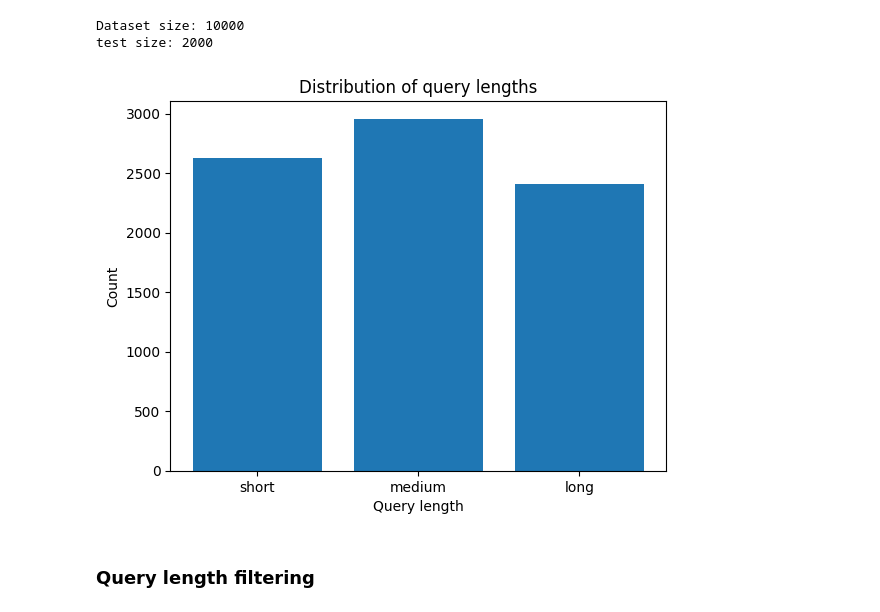
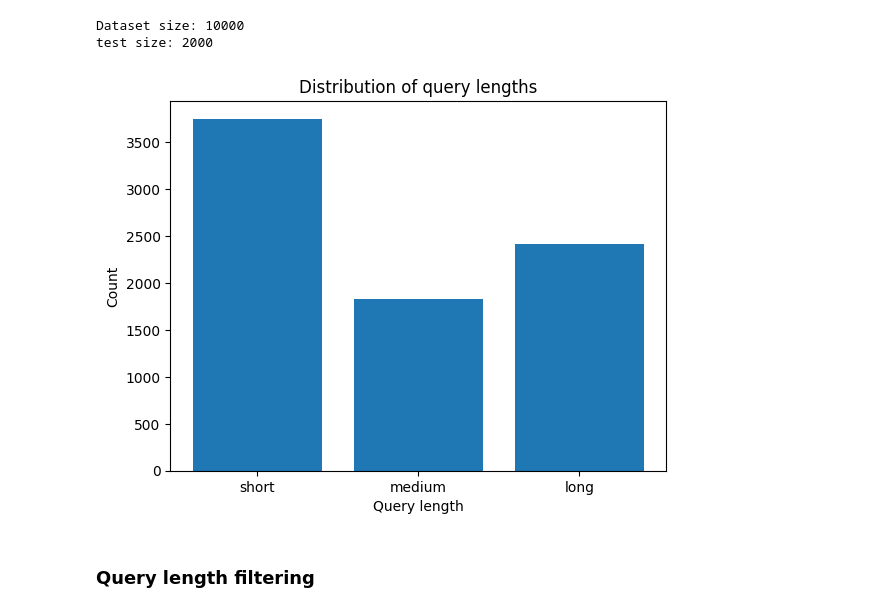
Before and after one commit to yulinchen03/IR-rankingmodels, a Jupyter notebook: IR-experiment.ipynb, the cells around one changed output. Saved outputs shown, nothing was run; the diff lists cells and outputs as text; code cells hidden in the pictures.

```diff
--- a/IR-experiment.ipynb
+++ b/IR-experiment.ipynb
@@ -108,7 +108,7 @@ query_lengths = [len(txt.split()) for txt in list(queries.values())]
 t1, t2 = calculate_percentiles(query_lengths)
 print(f't1: {t1}')
 print(f't2: {t2}')
-ranges = {'short': (1, t1-1), 'medium': (t1, t2), 'long': (t2+1, sys.maxsize), 'full': (1, sys.maxsize)}
+ranges = {'short': (1, t1), 'medium': (t1, t2), 'long': (t2, sys.maxsize), 'full': (1, sys.maxsize)}
 
 counts = Counter(query_lengths)
 text_lengths = list(set(query_lengths))
@@ -145,24 +145,24 @@ else:
 Dataset size: 10000
 test size: 2000
 # %%
-short = {qid: q for qid, q in dp.queries.items() if 1 <= len(q.split()) <= ranges['short'][1]}
-medium = {qid: q for qid, q in dp.queries.items() if ranges['medium'][0] <= len(q.split()) <= ranges['medium'][1]}
-long = {qid: q for qid, q in dp.queries.items() if ranges['long'][0] <= len(q.split())}
+short = {qid: q for qid, q in dp.queries.items() if 0 < len(q.split()) <= ranges['short'][1]}
+medium = {qid: q for qid, q in dp.queries.items() if ranges['medium'][0] < len(q.split()) <= ranges['medium'][1]}
+long = {qid: q for qid, q in dp.queries.items() if ranges['long'][0] < len(q.split())}
 
 counts = [len(short), len(medium), len(long)]
 
 # Create bar chart
 plt.bar(list(ranges.keys())[:3], counts)
 
 # Add labels
 plt.xlabel("Query length")
 plt.ylabel("Count")
 plt.title("Distribution of query lengths")
 
 # Display plot
 plt.show()
 # %% [output]
-[figure, old version]
+[figure, new version]
 # %% [markdown]
 ### Query length filtering
 # %%
```
Also changed, not shown: parts of 7 cells of this notebook, 6 other files.
